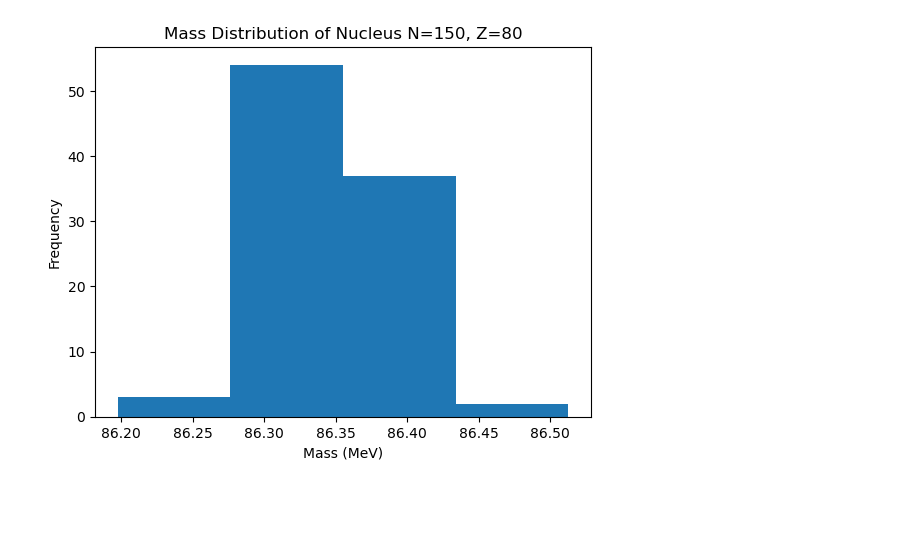
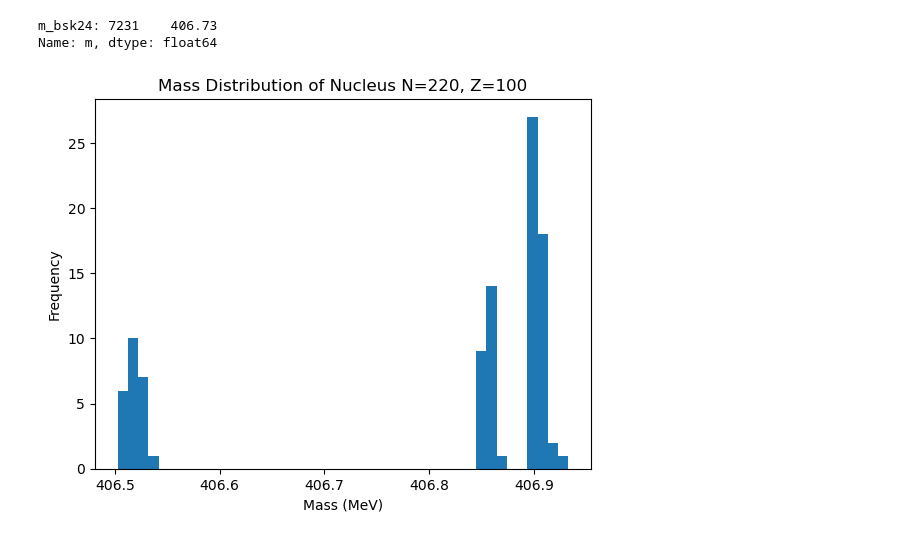
Before and after one commit to mzyudhistira/BSk24-Emu, a Jupyter notebook: analysis.ipynb, the cells around one changed output. Saved outputs shown, nothing was run; the diff lists cells and outputs as text; code cells hidden in the pictures; blank space fills up the shorter version.

```diff
--- a/analysis.ipynb
+++ b/analysis.ipynb
@@ -21,7 +38,14 @@ std_difference: 2.033004114501843
 # %%
 file = dir + result[0] + ".dat"
 ds = pd.read_csv(file, sep=";")
+db = pd.read_csv("data/input/bsk24_mass_table.csv", sep=";")
-# %%
-run_analysis.plot_histogram_nucleus(150, 80, ds, resolution=0.08)
-# %% [output]
-[figure, removed]
+# %%
+ni = 220
+zi = 100
+mbsk = db[(db["N"] == ni) & (db["Z"] == zi)]["m"]
+print(f"m_bsk24: {mbsk}")
+run_analysis.plot_histogram_nucleus(ni, zi, ds, resolution=0.01)
+# %% [output]
+m_bsk24: 7231    406.73
+Name: m, dtype: float64
+[figure, added]
```
Also changed, not shown: parts of 5 cells of this notebook, 4 other files.
